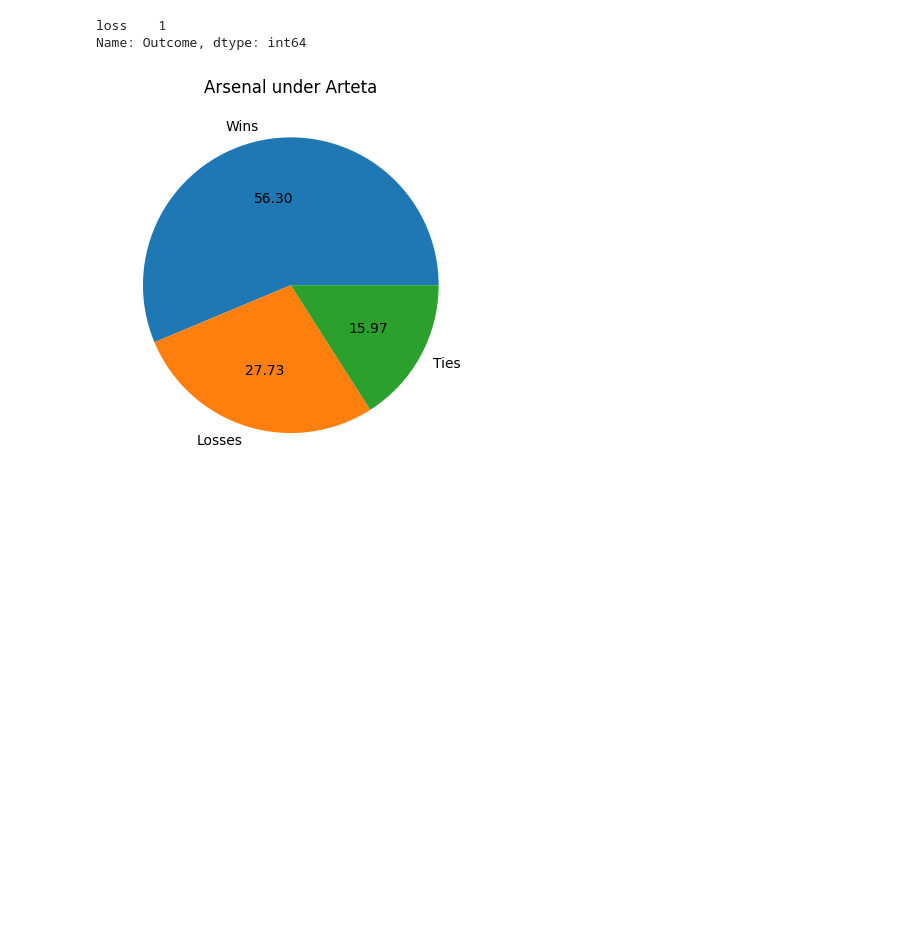
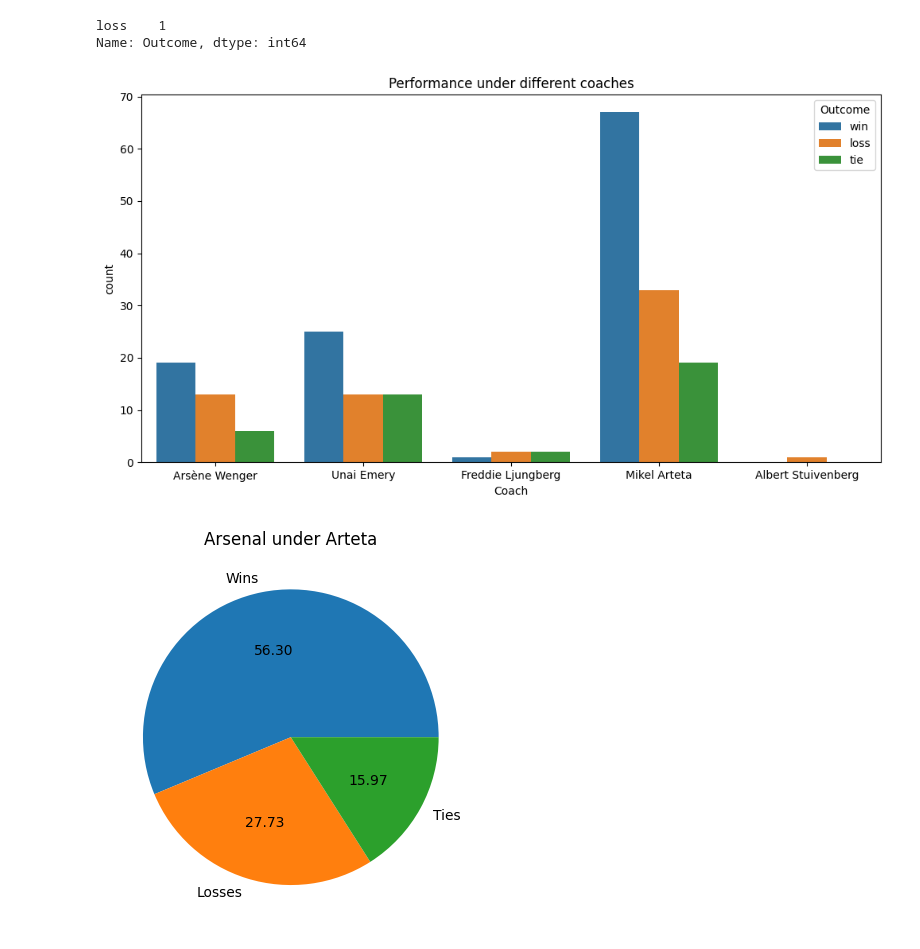
Before and after one commit to pranjalsinha1205/Arsenal_Matches_17_22_data_analysis, a Jupyter notebook: Arsenal_Matches_2017_22_Analysis.ipynb, the cells around one changed output. Drawn from its saved outputs; the diff is of its cells as text; code cells hidden in the pictures; blank space fills up the shorter version.

```diff
--- a/Arsenal_Matches_2017_22_Analysis.ipynb
+++ b/Arsenal_Matches_2017_22_Analysis.ipynb
@@ -375,6 +380,12 @@ cch5
 # %% [output]
 loss    1
 Name: Outcome, dtype: int64
+# %%
+plt.figure(figsize=(12,6))
+sns.countplot(x='Coach', hue='Outcome', data=df).set_title("Performance under different coaches")
+plt.show()
+# %% [output]
+[figure, added]
 # %%
 #not including cch5 because he has only 1 game under his belt
 #pie charts
```
Also changed, not shown: parts of 5 cells of this notebook.
